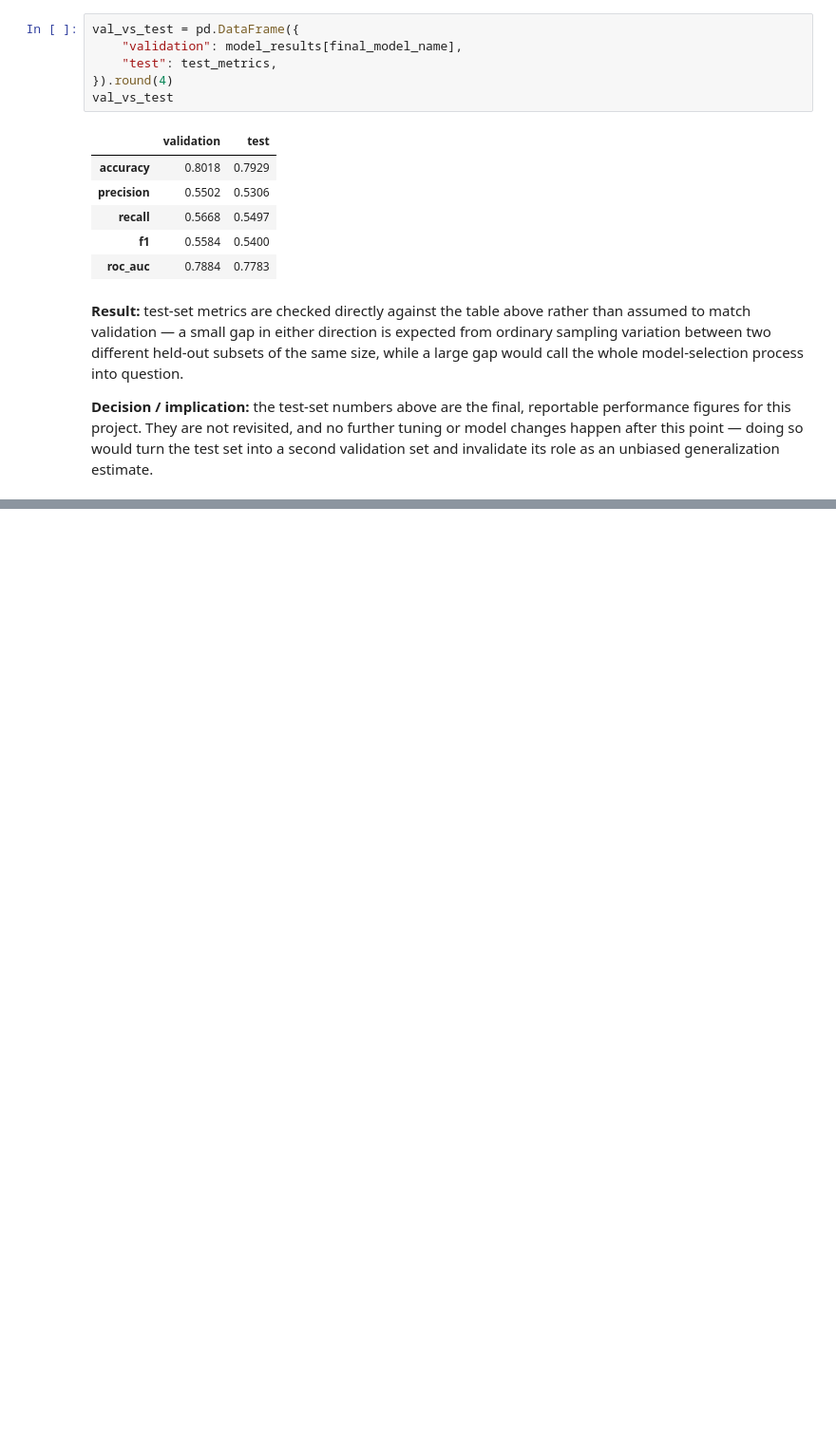
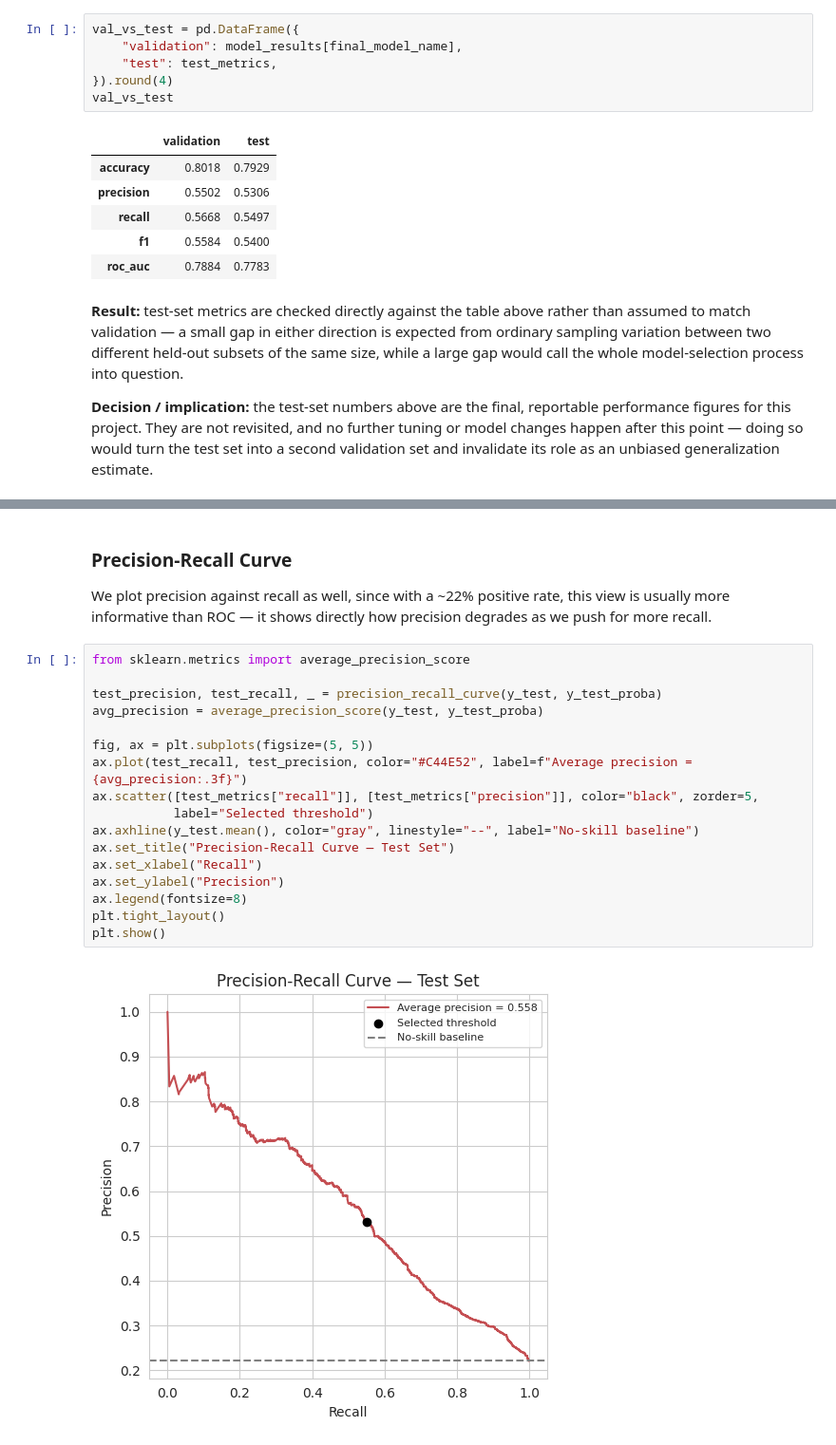
Before and after one commit to arielsharonferdinandus/Credit-Card-Clients-Risk-Prediction, a Jupyter notebook: Main.ipynb, the cells around one changed output, grey strips where cells are left out. Shown at 95% size. Cells and saved outputs as stored; diff of their text form; blank space fills up the shorter version.

```diff
--- a/Main.ipynb
+++ b/Main.ipynb
@@ -2292,0 +2318,23 @@ its role as an unbiased generalization estimate.
+# %% [markdown]
+### Precision-Recall Curve
+We plot precision against recall as well, since with a ~22% positive rate, this view is usually
+more informative than ROC — it shows directly how precision degrades as we push for more recall.
+# %%
+from sklearn.metrics import average_precision_score
+
+test_precision, test_recall, _ = precision_recall_curve(y_test, y_test_proba)
+avg_precision = average_precision_score(y_test, y_test_proba)
+
+fig, ax = plt.subplots(figsize=(5, 5))
+ax.plot(test_recall, test_precision, color="#C44E52", label=f"Average precision = {avg_precision:.3f}")
+ax.scatter([test_metrics["recall"]], [test_metrics["precision"]], color="black", zorder=5,
+           label="Selected threshold")
+ax.axhline(y_test.mean(), color="gray", linestyle="--", label="No-skill baseline")
+ax.set_title("Precision-Recall Curve — Test Set")
+ax.set_xlabel("Recall")
+ax.set_ylabel("Precision")
+ax.legend(fontsize=8)
+plt.tight_layout()
+plt.show()
+# %% [output]
+[figure, added]
```
Also changed, not shown: parts of 11 cells of this notebook.
